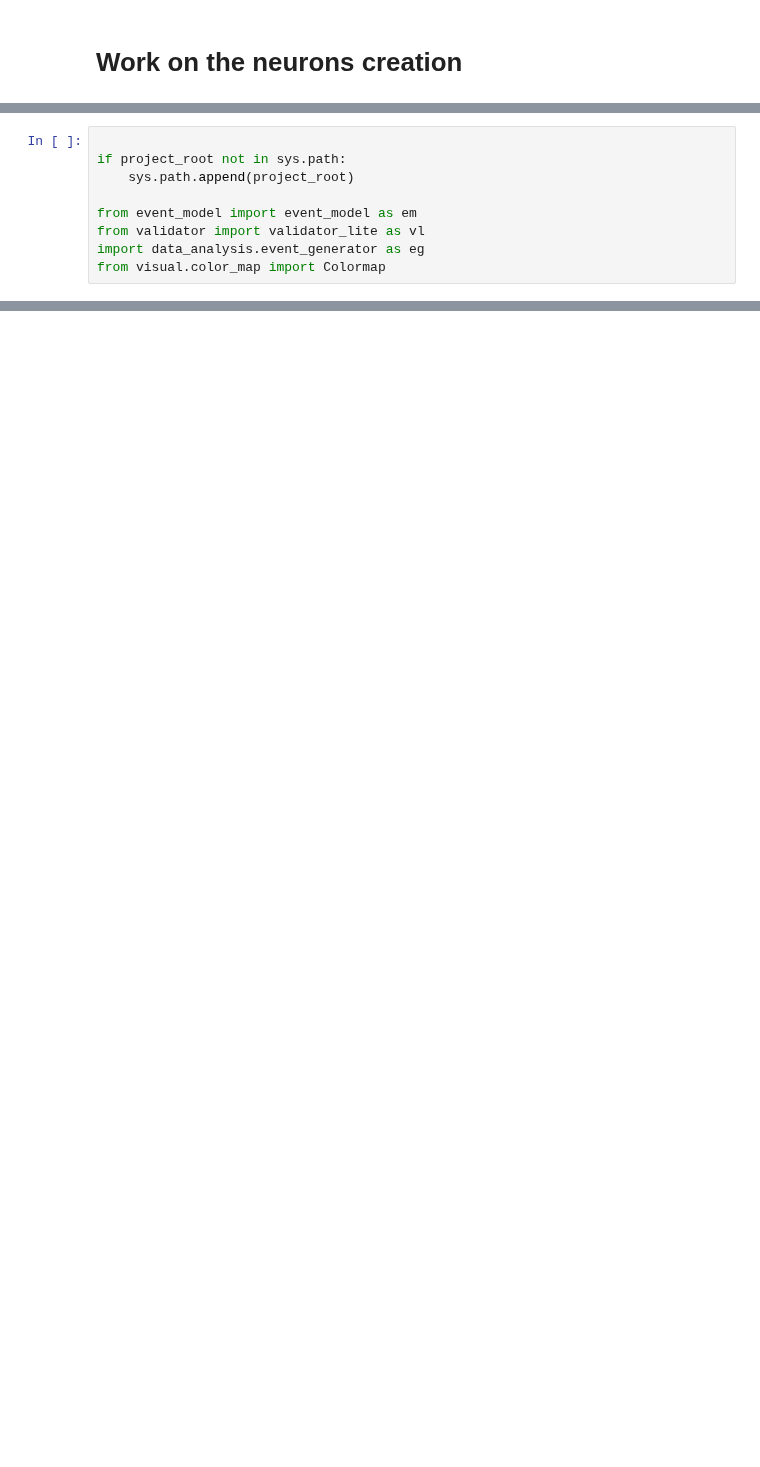
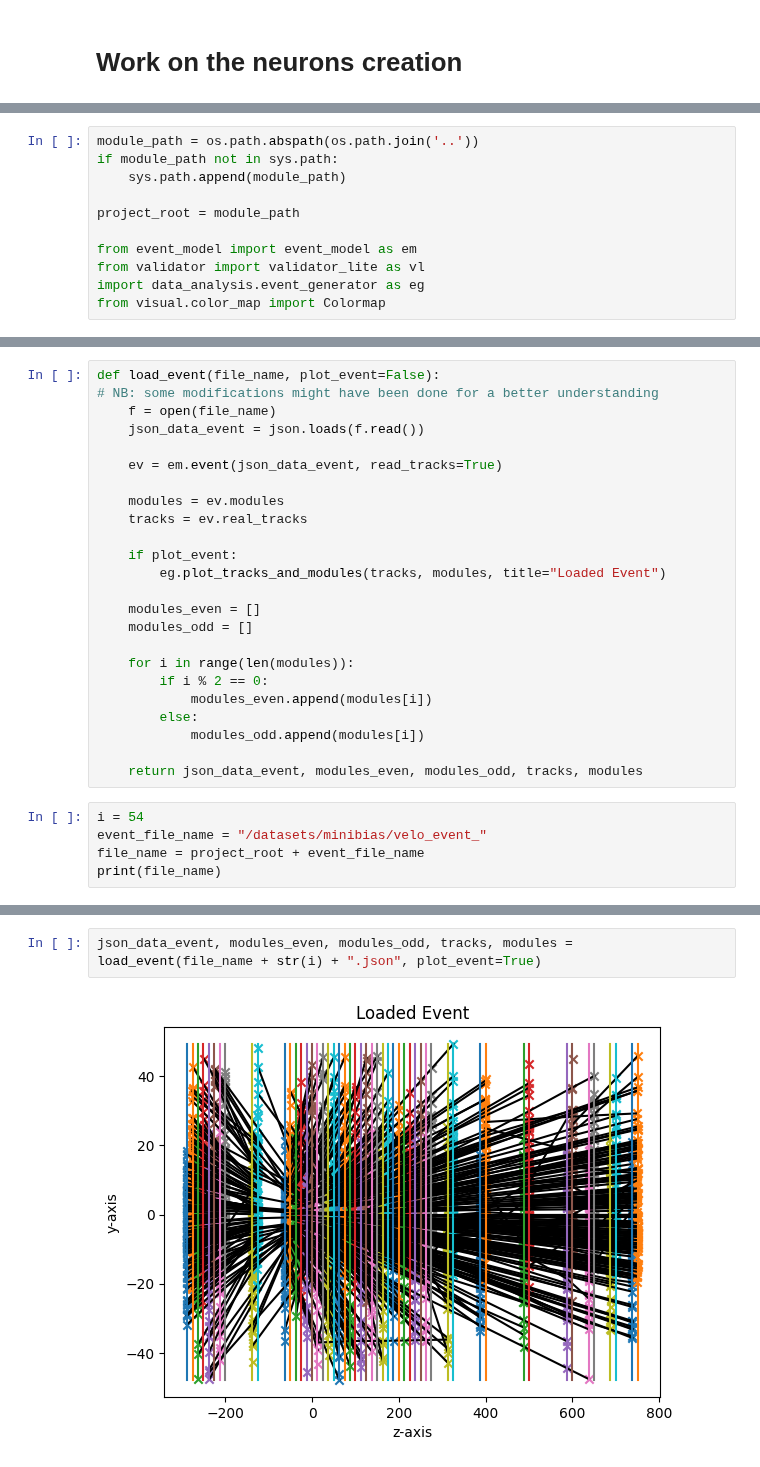
Before and after one commit to alawaree/Code_Thesis_HopfieldNetwork_VELO, a Jupyter notebook: algorithms/neurons_creation.ipynb, the cells around one changed output, grey strips where cells are left out. Saved outputs shown, nothing was run; the diff lists cells and outputs as text; blank space fills up the shorter version.

Commit message:
Understanding HN

```diff
--- a/algorithms/neurons_creation.ipynb
+++ b/algorithms/neurons_creation.ipynb
@@ -32,7 +26,9 @@ C:\Users\aurel\AppData\Local\Temp
 # %%
+module_path = os.path.abspath(os.path.join('..'))
+if module_path not in sys.path:
+    sys.path.append(module_path)
 
-if project_root not in sys.path:
-    sys.path.append(project_root)
+project_root = module_path
 
 from event_model import event_model as em
 from validator import validator_lite as vl
@@ -40,0 +45,29 @@ from visual.color_map import Colormap
+# %%
+def load_event(file_name, plot_event=False):
+# NB: some modifications might have been done for a better understanding
+    f = open(file_name)
+    json_data_event = json.loads(f.read())
+
+    ev = em.event(json_data_event, read_tracks=True)
+
+    modules = ev.modules
+    tracks = ev.real_tracks
+
+    if plot_event:
+        eg.plot_tracks_and_modules(tracks, modules, title="Loaded Event")
+
+    modules_even = []
+    modules_odd = []
+
+    for i in range(len(modules)):
+        if i % 2 == 0:
+            modules_even.append(modules[i])
+        else:
+            modules_odd.append(modules[i])
+
+    return json_data_event, modules_even, modules_odd, tracks, modules
+# %%
+i = 54
+event_file_name = "/datasets/minibias/velo_event_"
+file_name = project_root + event_file_name
+print(file_name)
@@ -40,0 +76,4 @@ from visual.color_map import Colormap
+# %%
+json_data_event, modules_even, modules_odd, tracks, modules = load_event(file_name + str(i) + ".json", plot_event=True)
+# %% [output]
+[figure, added]
```
Also changed, not shown: parts of 15 cells of this notebook, 10 other files.
